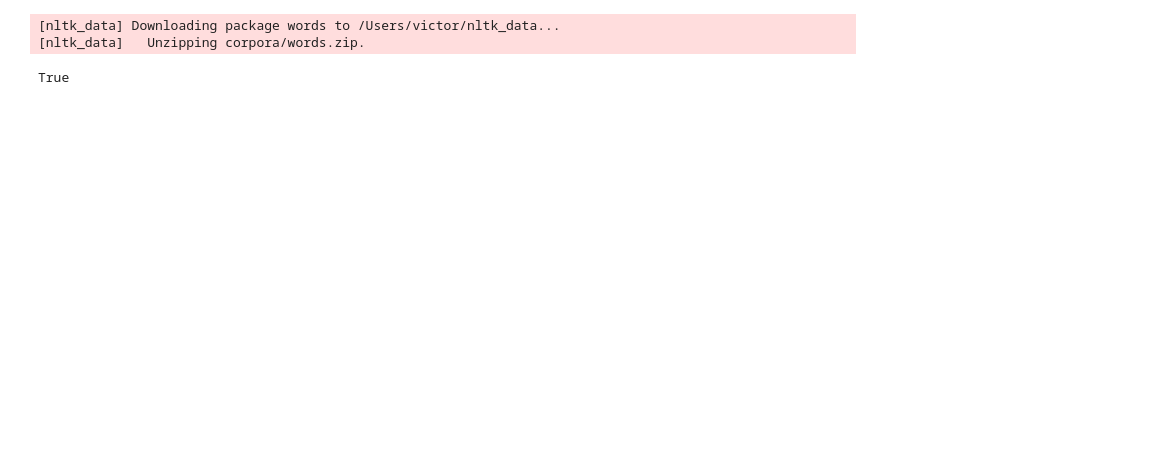
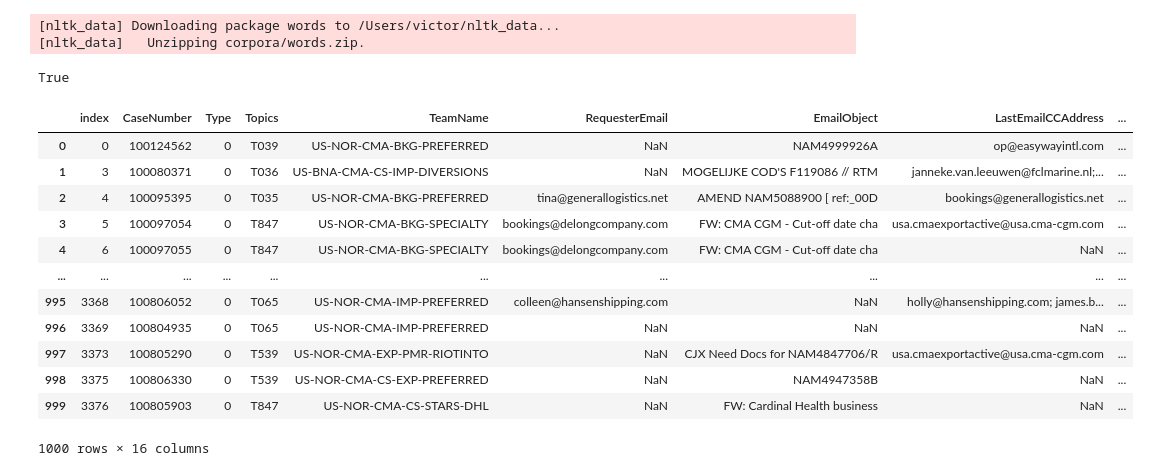
Before and after one commit to victor-radermecker/No-Action-Email-Prediction-Model, a Jupyter notebook: src/cleaning_pipeline.ipynb, the cells around one changed output. Drawn from its saved outputs; the diff is of its cells as text; code cells hidden in the pictures; blank space fills up the shorter version.

```diff
--- a/src/cleaning_pipeline.ipynb
+++ b/src/cleaning_pipeline.ipynb
@@ -40,3 +48,32 @@ Cleaning completed. :)
 [nltk_data] Downloading package words to /Users/victor/nltk_data...
 [nltk_data]   Unzipping corpora/words.zip.
 True
+# %%
+pd.set_option('display.max_rows', 1000)
+
+path1 = "/Users/victor/Documents/Confidential Dataset/ML_NOAC_NOVA_Extraction_Cleaned_DF1.csv"
+df = pd.read_csv(path1)
+# %%
+path1 = "/Users/victor/Documents/Confidential Dataset/ML_NOAC_NOVA_Extraction_Cleaned_DF1.csv"
+path2 = "/Users/victor/Documents/Confidential Dataset/ML_NOAC_NOVA_Extraction_Cleaned_DF2.csv"
+# %%
+df1 = pd.read_csv(path1)
+df2 = pd.read_csv(path2)
+# %%
+df = df1.append(df2)
+
+df.head(1000)
+# %% [output]
+|  | index | CaseNumber | Type | Topics | TeamName | RequesterEmail | EmailObject | LastEmailCCAddress | ... |
+| 0 | 0 | 100124562 | 0 | T039 | US-NOR-CMA-BKG-PREFERRED | NaN | NAM4999926A | op@easywayintl.com | ... |
+| 1 | 3 | 100080371 | 0 | T036 | US-BNA-CMA-CS-IMP-DIVERSIONS | NaN | MOGELIJKE COD'S F119086 // RTM | janneke.van.leeuwen@fclmarine.nl;... | ... |
+| 2 | 4 | 100095395 | 0 | T035 | US-NOR-CMA-BKG-PREFERRED | tina@generallogistics.net | AMEND NAM5088900 [ ref:_00D | bookings@generallogistics.net | ... |
+| 3 | 5 | 100097054 | 0 | T847 | US-NOR-CMA-BKG-SPECIALTY | bookings@delongcompany.com | FW: CMA CGM - Cut-off date cha | usa.cmaexportactive@usa.cma-cgm.com | ... |
+| 4 | 6 | 100097055 | 0 | T847 | US-NOR-CMA-BKG-SPECIALTY | bookings@delongcompany.com | FW: CMA CGM - Cut-off date cha | NaN | ... |
+| ... | ... | ... | ... | ... | ... | ... | ... | ... | ... |
+| 995 | 3368 | 100806052 | 0 | T065 | US-NOR-CMA-IMP-PREFERRED | colleen@hansenshipping.com | NaN | holly@hansenshipping.com; james.b... | ... |
+| 996 | 3369 | 100804935 | 0 | T065 | US-NOR-CMA-IMP-PREFERRED | NaN | NaN | NaN | ... |
+| 997 | 3373 | 100805290 | 0 | T539 | US-NOR-CMA-EXP-PMR-RIOTINTO | NaN | CJX Need Docs for NAM4847706/R | usa.cmaexportactive@usa.cma-cgm.com | ... |
+| 998 | 3375 | 100806330 | 0 | T539 | US-NOR-CMA-CS-EXP-PREFERRED | NaN | NAM4947358B | NaN | ... |
+| 999 | 3376 | 100805903 | 0 | T847 | US-NOR-CMA-CS-STARS-DHL | NaN | FW: Cardinal Health business | NaN | ... |
+1000 rows × 16 columns
```
Also changed, not shown: parts of 6 cells of this notebook, 7 other files.
